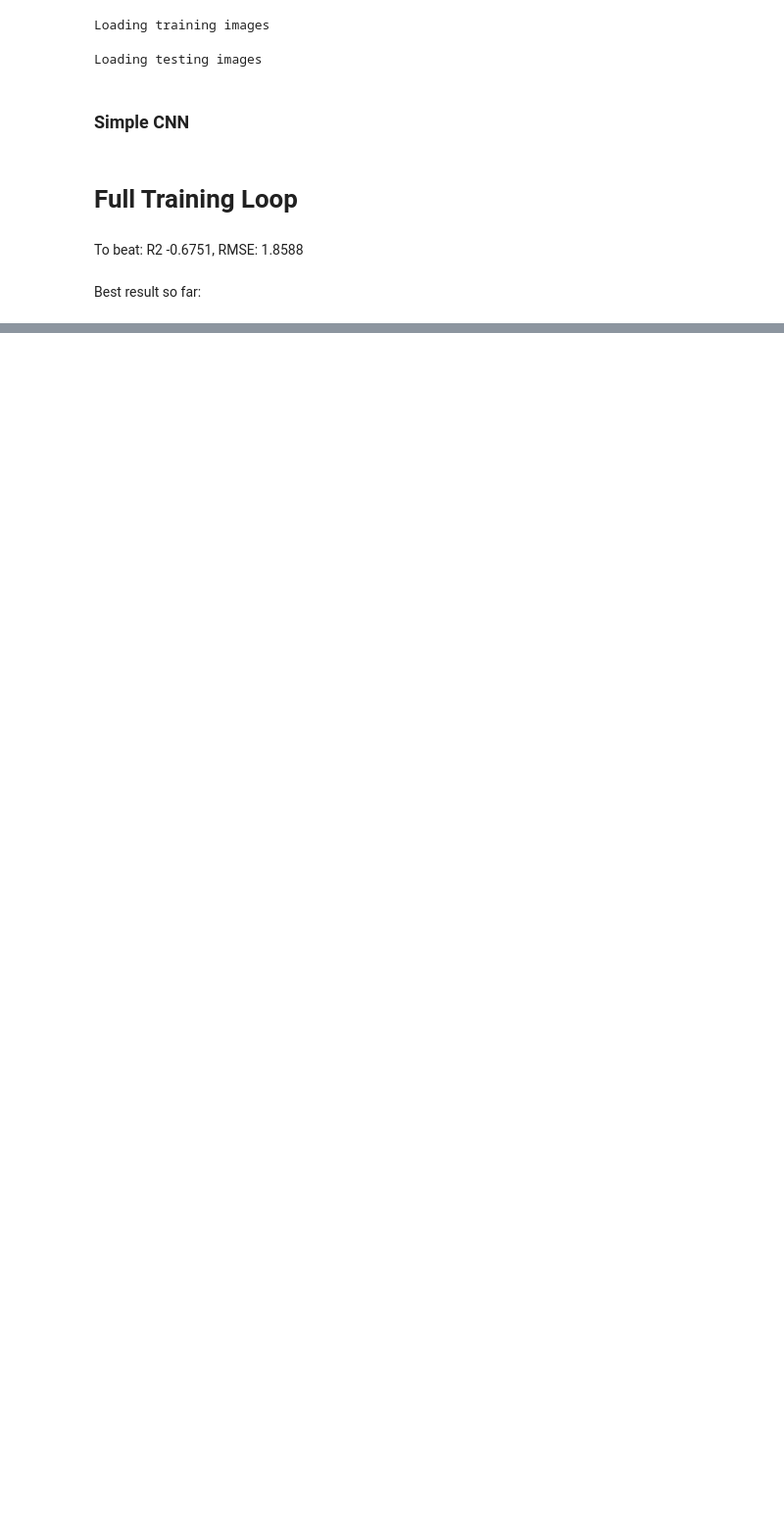
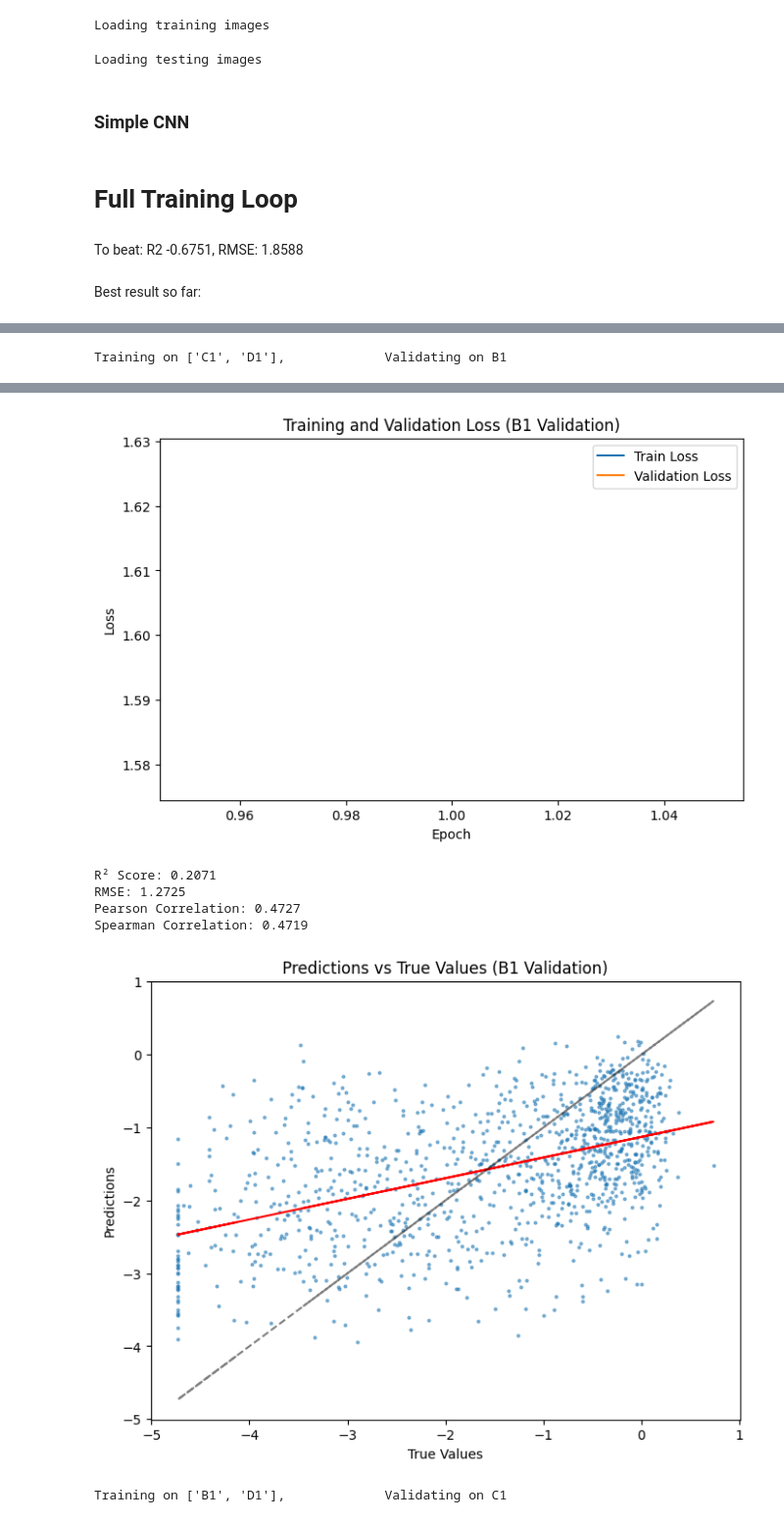
Before and after one commit to gblawrence03/CS909-materials, a Jupyter notebook: 2025/A2/test_output.ipynb, the cells around one changed output, grey strips where cells are left out. Shown at 98% size. Saved outputs shown, nothing was run; the diff lists cells and outputs as text; code cells hidden in the pictures; blank space fills up the shorter version.

```diff
--- a/2025/A2/test_output.ipynb
+++ b/2025/A2/test_output.ipynb
@@ -176,7 +176,7 @@ class AugmentedDataset(Dataset):
 
     def __getitem__(self, idx):
         image = self.images[idx]  # NumPy array (H, W, C)
-        label = self.labels.iloc[idx]  # Scalar value
+        label = self.labels[idx]  # Scalar value
 
         # Convert image to tensor and change shape to (C, H, W)
         image = torch.tensor(image, dtype=torch.float32).permute(2, 0, 1)
@@ -230,7 +230,7 @@ def plot_results(true_values, predictions, title="True Data vs Model Predictions
 # %% [markdown]
 # Full Training Loop
 # %%
-def full_train_loop(model, train_transforms, num_epochs=10, batch_size=32):
+def full_train_loop(model, train_transforms, num_epochs=10, batch_size=32, learning_rate=0.001):
 
     # Create TensorDatasets
     train_dataset = AugmentedDataset(X_train, y_train, transform=train_transforms)
@@ -435,0 +424,17 @@ Epoch [11/20] - Train Loss: 1.6064, Val Loss: 2.5752
+# %%
+# Apply augmentation only to training data
+train_transforms = transforms.Compose([
+    transforms.RandomHorizontalFlip(),       # Flip images horizontally
+    transforms.RandomRotation(15),           # Random rotation
+    transforms.ColorJitter(0.4, 0.2, 0.2, 0.1), # Random brightness/contrast changes
+    transforms.RandomErasing(0.2),
+    # transforms.Normalize((0.485, 0.456, 0.406), (0.229, 0.224, 0.225))  # Normalization
+])
+
+resnext = resnext50_32x4d(pretrained=True)
+
+num_features = resnext.fc.in_features
+resnext.fc = nn.Linear(num_features, 1)  # Single output neuron for regression
+full_train_loop(resnext, train_transforms, num_epochs=1, batch_size=64, learning_rate=0.0001)
+# %% [output]
+Training on ['C1', 'D1'],             Validating on B1
@@ -435,0 +442,7 @@ Epoch [11/20] - Train Loss: 1.6064, Val Loss: 2.5752
+[figure, added]
+R² Score: 0.2071
+RMSE: 1.2725
+Pearson Correlation: 0.4727
+Spearman Correlation: 0.4719
+[figure, added]
+Training on ['B1', 'D1'],             Validating on C1
```
Also changed, not shown: parts of 7 cells of this notebook, 4 other files.
